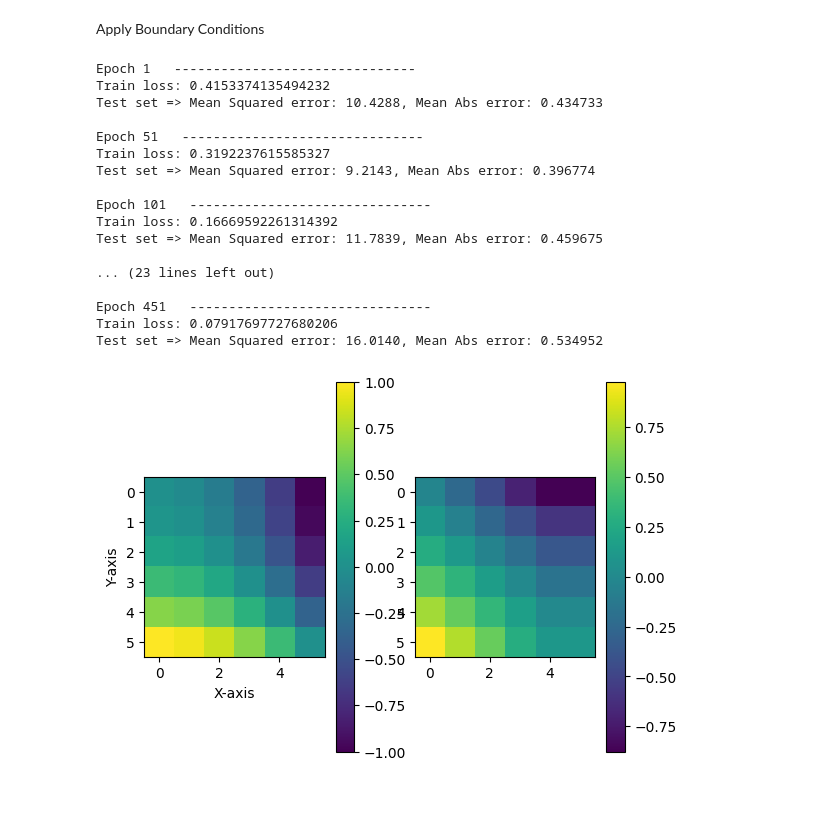
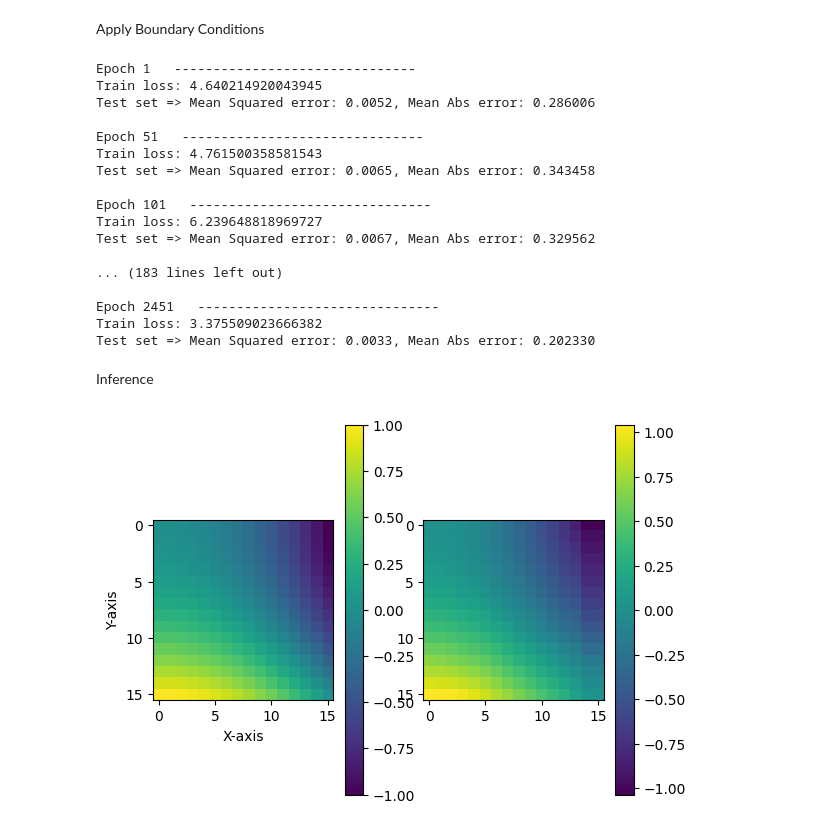
Before and after one commit to hdogan84/PINN_Laplace, a Jupyter notebook: notebooks/3a_DLmodel_Laplc.ipynb, the cells around one changed output. Cells and saved outputs as stored; diff of their text form; code cells hidden in the pictures; blank space fills up the shorter version.

Commit message:
experimented with LambdaDBC

```diff
--- a/notebooks/3a_DLmodel_Laplc.ipynb
+++ b/notebooks/3a_DLmodel_Laplc.ipynb
@@ -161,8 +161,8 @@ cpu
 # %%
 lenX = int(np.sqrt(len(df_train)))
 lenY = lenX
-batch_size = 36
-lambdaDBC = 1 #Weight factor for the Dirichlet loss.
+batch_size = lenX * lenY
+lambdaDBC = 200 #Weight factor for the Dirichlet loss.
 kappa = 0
 # %%
 def target_func(x,y):
@@ -237,14 +237,18 @@ def test_loop(dataloader, model, loss_fn, print_every, epoch):
     with torch.no_grad():
         for X, y in dataloader:
             pred = model(X)
-            #print(pred.view(lenX,lenX))
-            # test_loss += loss_fn(pred, y, X,kappa) / len(X)
+            pred = pred.reshape(len(y))
+
             mse += torch.sum((y - pred) ** 2).item()
             #y = y + epsilon
-            mape += torch.mean(torch.abs((y - pred)))
+            mape += torch.abs((y - pred)/y)
+
+    finite_mask = torch.isfinite(mape)
+    # Filter out inf values
+    mape = torch.mean(mape[finite_mask])
 
     if epoch % print_every == 0:
-       print(f"Test set => Mean Squared error: {(mse/size):>0.4f}, Mean Abs error: {mape:>8f} \n")
+       print(f"Test set => Mean Squared error: {(mse/size):>0.4f}, Mean Abs error: {(mape):>8f} \n")
 # %%
 def train_loop(dataloader, model, loss_fn, optimizer, print_every, epoch):
     model.train()
@@ -311,58 +318,61 @@ optimizer = optim.Adam(model.parameters(), lr=0.001)
 # %%
-fit(500, model, criterion, optimizer, train_dl, test_dl)
+fit(2500, model, criterion, optimizer, train_dl, test_dl)
 # %% [output]
 Epoch 1   -------------------------------
-Train loss: 0.4153374135494232
-Test set => Mean Squared error: 10.4288, Mean Abs error: 0.434733
+Train loss: 4.640214920043945
+Test set => Mean Squared error: 0.0052, Mean Abs error: 0.286006
 
 Epoch 51   -------------------------------
-Train loss: 0.3192237615585327
-Test set => Mean Squared error: 9.2143, Mean Abs error: 0.396774
+Train loss: 4.761500358581543
+Test set => Mean Squared error: 0.0065, Mean Abs error: 0.343458
 
 Epoch 101   -------------------------------
-Train loss: 0.16669592261314392
-Test set => Mean Squared error: 11.7839, Mean Abs error: 0.459675
+Train loss: 6.239648818969727
+Test set => Mean Squared error: 0.0067, Mean Abs error: 0.329562
 
-... (23 lines left out)
+... (183 lines left out)
 
-Epoch 451   -------------------------------
-Train loss: 0.07917697727680206
-Test set => Mean Squared error: 16.0140, Mean Abs error: 0.534952
+Epoch 2451   -------------------------------
+Train loss: 3.375509023666382
+Test set => Mean Squared error: 0.0033, Mean Abs error: 0.202330
+# %% [markdown]
+Inference
 # %%
 with torch.no_grad():
     for X, y in train_dl:
-        prediction = model(X)
+        pred = model(X)
+        pred = pred.reshape(len(y))
         labels = y
 # %%
 import numpy as np
 import matplotlib.pyplot as plt
 from mpl_toolkits.mplot3d import Axes3D
 
 # Create a 2D array
 x = np.linspace(0,1,lenX)
 y = np.linspace(0,1,lenY)
 X, Y = np.meshgrid(x, y)     # Create a grid
 Z1 = labels.view(lenX,lenY).detach()
-Z2 = prediction.view(lenX,lenY).detach()
+Z2 = pred.view(lenX,lenY).detach()
 
 # Create a 3D plot
 fig = plt.figure()
 ax = fig.add_subplot(121)
 ax2 = fig.add_subplot(122)
 
 # Plot the surface
 surface1 = ax.imshow(Z1)
 surface2 = ax2.imshow(Z2)
 
 # Add a color bar for reference
 fig.colorbar(surface1)
 fig.colorbar(surface2)
 
 # Label axes
 ax.set_xlabel('X-axis')
 ax.set_ylabel('Y-axis')
 
 # Show the plot
 plt.show()
 # %% [output]
-[figure, old version]
+[figure, new version]
```
Also changed, not shown: parts of 4 cells of this notebook, 3 other files.
